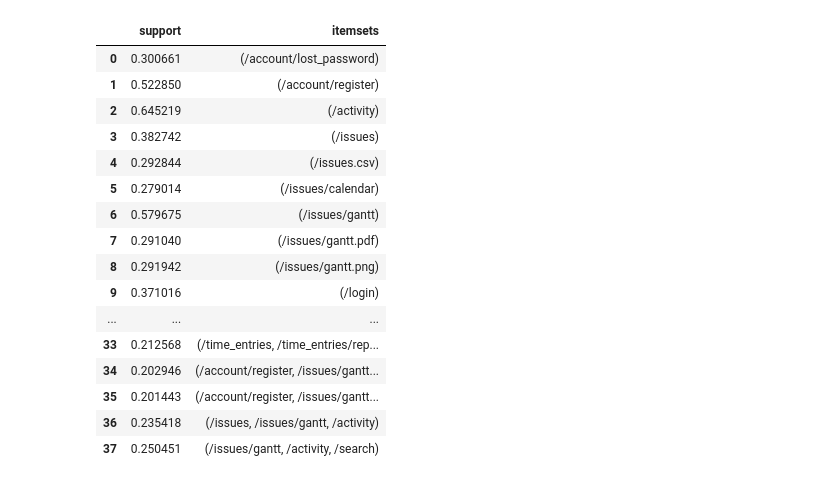
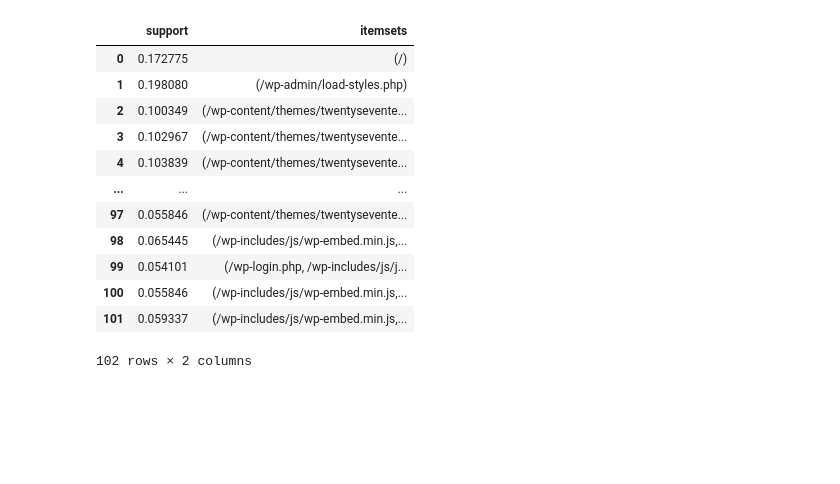
Before and after one commit to yehezkiel1086/ml-web-honeypot, a Jupyter notebook: data-mining/apriori.ipynb, the cells around one changed output. Cells and saved outputs as stored; diff of their text form; code cells hidden in the pictures; blank space fills up the shorter version.

```diff
--- a/data-mining/apriori.ipynb
+++ b/data-mining/apriori.ipynb
@@ -1,7 +1,7 @@
 # %%
 import pandas as pd
 
-df = pd.read_csv("../detected.csv")
+df = pd.read_json("../tanner_report.json", lines=True)
 
 df.head(5)
 # %% [output]
@@ -14,26 +14,26 @@ df.head(5)
 # %%
-filtered_df = df[df['user_agent'] == "Mozilla/5.0 (Windows NT 10.0; Win64; x64) AppleWebKit/537.36 (KHTML, like Gecko) Chrome/131.0.0.0 Safari/537.36"]
+paths = df["path"]
 
 # get the paths with params
 # filtered_paths = filtered_df["path"]
 
 # get the paths without params
-filtered_paths = filtered_df["path"].apply(lambda x: x.split('?', 1)[0])
+paths = paths.apply(lambda x: x.split('?', 1)[0])
 
-filtered_paths_matrix = []
+paths_matrix = []
 tmp = []
 
-for i, x in enumerate(filtered_paths):
+for i, x in enumerate(paths):
   if i % 10 == 0 and i != 0:
-    filtered_paths_matrix.append(tmp)
+    paths_matrix.append(tmp)
     tmp = []
   tmp.append(x)
 
 # Add the last group if not empty
 if tmp:
-  filtered_paths_matrix.append(tmp)
+  paths_matrix.append(tmp)
 
-filtered_paths_matrix
+paths_matrix
 # %% [output]
 [['/',
   '/',
@@ -56,7 +56,7 @@ filtered_paths_matrix
 from mlxtend.preprocessing import TransactionEncoder
 
 te = TransactionEncoder()
-te_ary = te.fit(filtered_paths_matrix).transform(filtered_paths_matrix)
+te_ary = te.fit(paths_matrix).transform(paths_matrix)
 df = pd.DataFrame(te_ary, columns=te.columns_)
 
 df
@@ -77,22 +77,18 @@ df
 # %%
 from mlxtend.frequent_patterns import apriori
 
-apriori(df, use_colnames=True, min_support=0.2)
+apriori(df, use_colnames=True, min_support=0.05)
 # %% [output]
 |  | support | itemsets |
-| 0 | 0.300661 | (/account/lost_password) |
-| 1 | 0.522850 | (/account/register) |
-| 2 | 0.645219 | (/activity) |
-| 3 | 0.382742 | (/issues) |
-| 4 | 0.292844 | (/issues.csv) |
-| 5 | 0.279014 | (/issues/calendar) |
-| 6 | 0.579675 | (/issues/gantt) |
-| 7 | 0.291040 | (/issues/gantt.pdf) |
-| 8 | 0.291942 | (/issues/gantt.png) |
-| 9 | 0.371016 | (/login) |
+| 0 | 0.172775 | (/) |
+| 1 | 0.198080 | (/wp-admin/load-styles.php) |
+| 2 | 0.100349 | (/wp-content/themes/twentysevente... |
+| 3 | 0.102967 | (/wp-content/themes/twentysevente... |
+| 4 | 0.103839 | (/wp-content/themes/twentysevente... |
 | ... | ... | ... |
-| 33 | 0.212568 | (/time_entries, /time_entries/rep... |
-| 34 | 0.202946 | (/account/register, /issues/gantt... |
-| 35 | 0.201443 | (/account/register, /issues/gantt... |
-| 36 | 0.235418 | (/issues, /issues/gantt, /activity) |
-| 37 | 0.250451 | (/issues/gantt, /activity, /search) |
+| 97 | 0.055846 | (/wp-content/themes/twentysevente... |
+| 98 | 0.065445 | (/wp-includes/js/wp-embed.min.js,... |
+| 99 | 0.054101 | (/wp-login.php, /wp-includes/js/j... |
+| 100 | 0.055846 | (/wp-includes/js/wp-embed.min.js,... |
+| 101 | 0.059337 | (/wp-includes/js/wp-embed.min.js,... |
+102 rows × 2 columns
```
Also changed, not shown: parts of 3 cells of this notebook.
